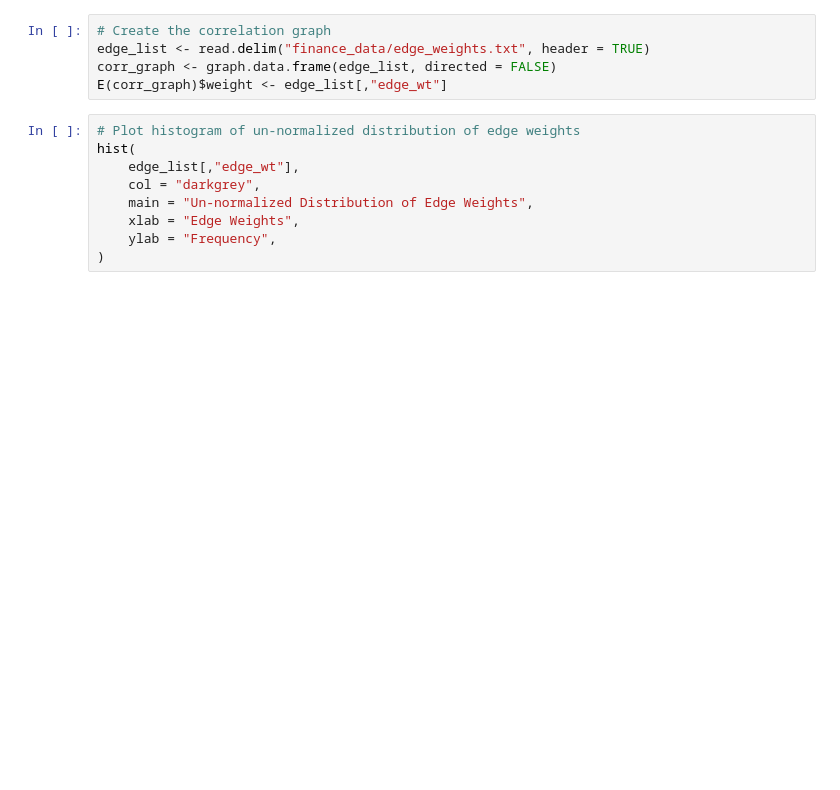
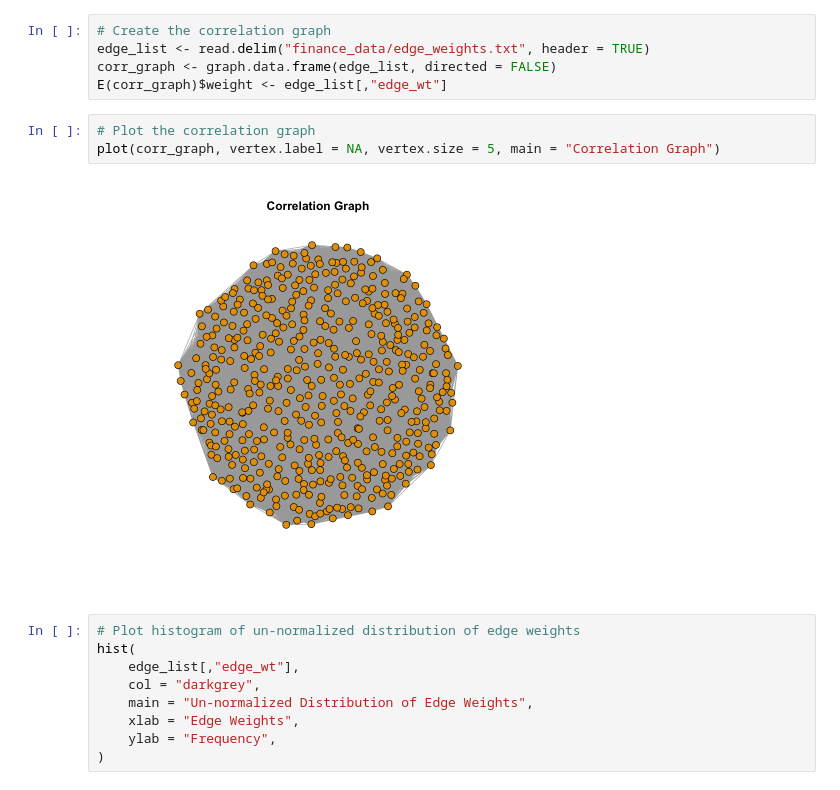
Before and after one commit to kchuang625/ucla-ece-232e-spring-2023-hw, a Jupyter notebook: project4/part1_705668757_905847065_105945588.ipynb, the cells around one changed output. Saved outputs shown, nothing was run; the diff lists cells and outputs as text; blank space fills up the shorter version.

```diff
--- a/project4/part1_705668757_905847065_105945588.ipynb
+++ b/project4/part1_705668757_905847065_105945588.ipynb
@@ -164,6 +164,11 @@ close(wt_file)
 edge_list <- read.delim("finance_data/edge_weights.txt", header = TRUE)
 corr_graph <- graph.data.frame(edge_list, directed = FALSE)
 E(corr_graph)$weight <- edge_list[,"edge_wt"]
+# %%
+# Plot the correlation graph
+plot(corr_graph, vertex.label = NA, vertex.size = 5, main = "Correlation Graph")
+# %% [output]
+[figure, added]
 # %%
 # Plot histogram of un-normalized distribution of edge weights
 hist(
```
Also changed, not shown: parts of 20 cells of this notebook.
